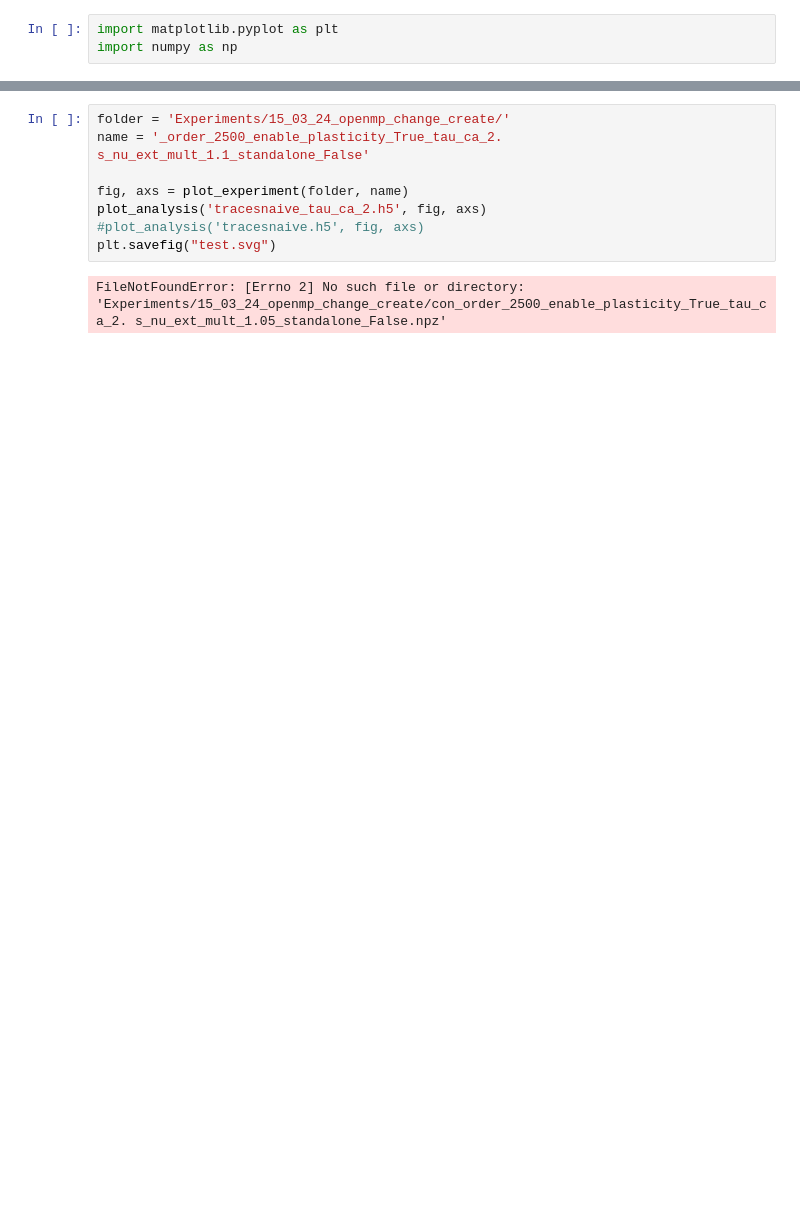
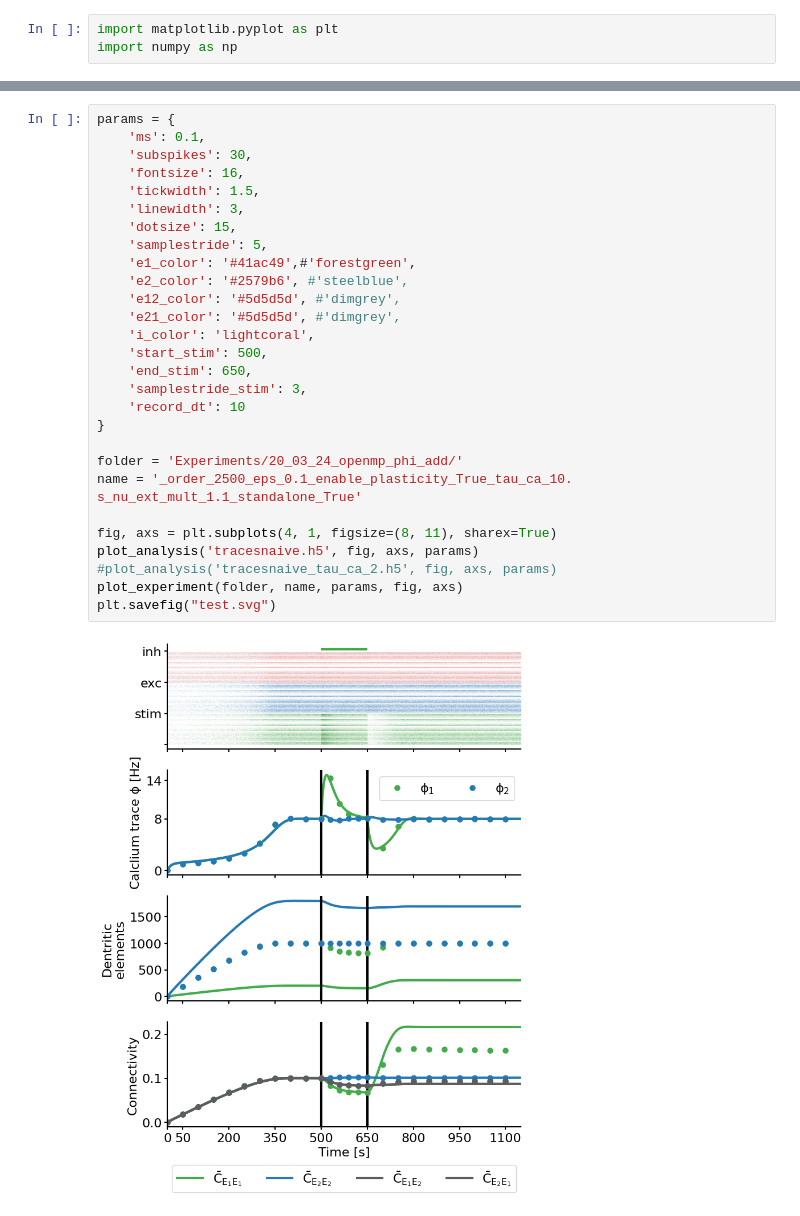
Before and after one commit to sebastianzister/i2cn_project, a Jupyter notebook: 03_plot_experiment.ipynb, the cells around one changed output, grey strips where cells are left out. Saved outputs shown, nothing was run; the diff lists cells and outputs as text; blank space fills up the shorter version.

```diff
--- a/03_plot_experiment.ipynb
+++ b/03_plot_experiment.ipynb
@@ -79,10 +145,30 @@ def plot_analysis(filename, fig, axs):
-# %%
-folder = 'Experiments/15_03_24_openmp_change_create/'
-name = '_order_2500_enable_plasticity_True_tau_ca_2. s_nu_ext_mult_1.1_standalone_False'
-
-fig, axs = plot_experiment(folder, name)
-plot_analysis('tracesnaive_tau_ca_2.h5', fig, axs)
-#plot_analysis('tracesnaive.h5', fig, axs)
-plt.savefig("test.svg")
-# %% [output]
-FileNotFoundError: [Errno 2] No such file or directory: 'Experiments/15_03_24_openmp_change_create/con_order_2500_enable_plasticity_True_tau_ca_2. s_nu_ext_mult_1.05_standalone_False.npz'
+# %%
+params = {
+    'ms': 0.1,
+    'subspikes': 30,
+    'fontsize': 16,
+    'tickwidth': 1.5,
+    'linewidth': 3,
+    'dotsize': 15,
+    'samplestride': 5,
+    'e1_color': '#41ac49',#'forestgreen',
+    'e2_color': '#2579b6', #'steelblue',
+    'e12_color': '#5d5d5d', #'dimgrey',
+    'e21_color': '#5d5d5d', #'dimgrey',
+    'i_color': 'lightcoral',
+    'start_stim': 500,
+    'end_stim': 650,
+    'samplestride_stim': 3,
+    'record_dt': 10
+}
+
+folder = 'Experiments/20_03_24_openmp_phi_add/'
+name = '_order_2500_eps_0.1_enable_plasticity_True_tau_ca_10. s_nu_ext_mult_1.1_standalone_True'
+
+fig, axs = plt.subplots(4, 1, figsize=(8, 11), sharex=True)
+plot_analysis('tracesnaive.h5', fig, axs, params)
+#plot_analysis('tracesnaive_tau_ca_2.h5', fig, axs, params)
+plot_experiment(folder, name, params, fig, axs)
+plt.savefig("test.svg")
+# %% [output]
+[figure, added]
```
Also changed, not shown: parts of 3 cells of this notebook, 5 other files.
